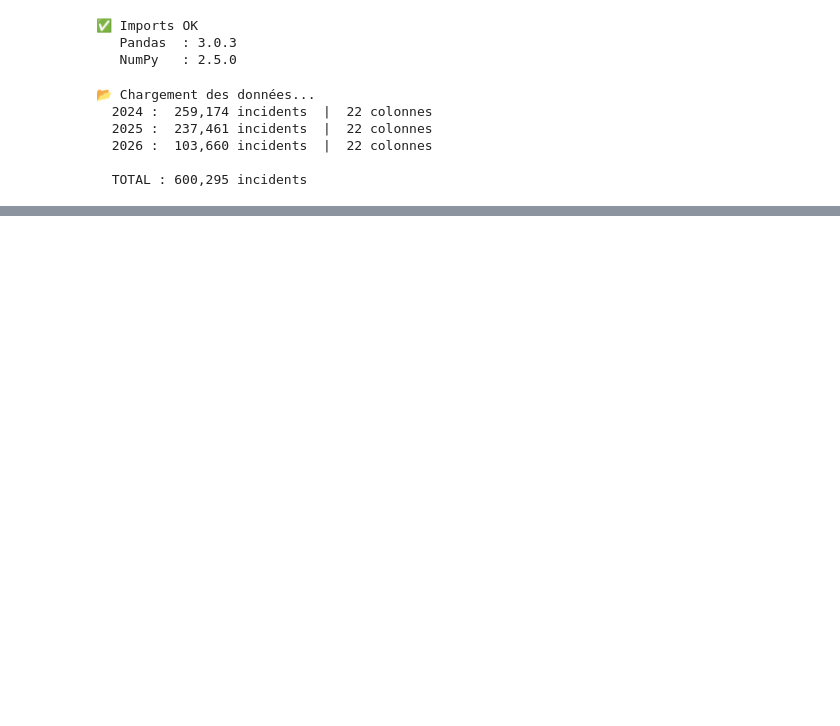
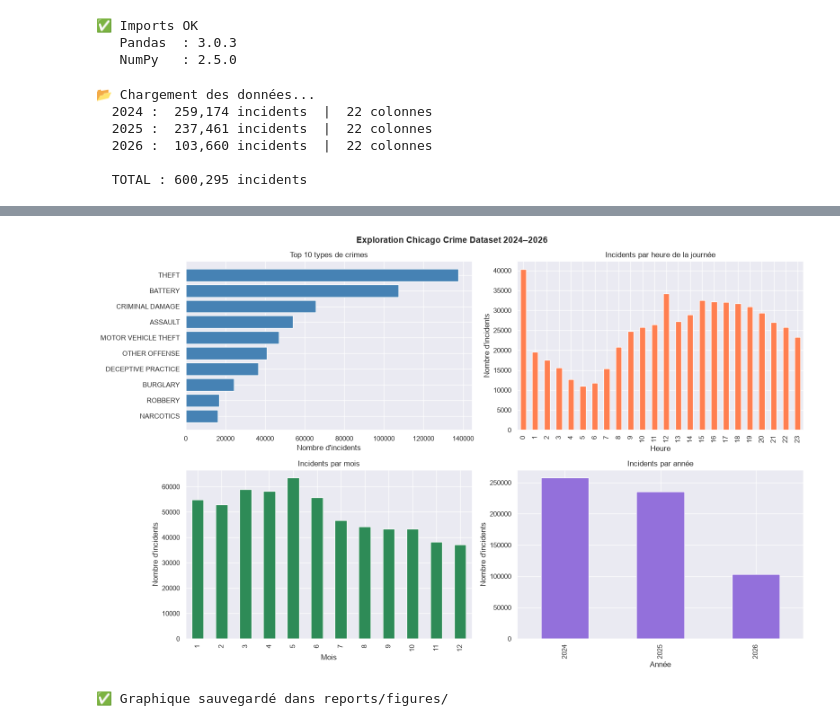
Before and after one commit to hamze-ISM/RiskMap_AI, a Jupyter notebook: notebooks/01_exploration.ipynb, the cells around one changed output, grey strips where cells are left out. Drawn from its saved outputs; the diff is of its cells as text; code cells hidden in the pictures; blank space fills up the shorter version.

Commit message:
feat: nettoyage données Chicago + features temporelles + crimes_clean.csv

```diff
--- a/notebooks/01_exploration.ipynb
+++ b/notebooks/01_exploration.ipynb
@@ -46,0 +91,11 @@ print(f"\n  TOTAL : {len(df_2024)+len(df_2025)+len(df_2026):,} incidents")
+# %%
+# ─── Cellule 4 : Fusion ────────────────────────────────────────────
+df_2024["annee_source"] = 2024
+df_2025["annee_source"] = 2025
+df_2026["annee_source"] = 2026
+
+df = pd.concat([df_2024, df_2025, df_2026], ignore_index=True)
+
+print(f"✅ Dataset fusionné : {len(df):,} incidents")
+print(f"   Colonnes : {df.shape[1]}")
+print(f"   Mémoire  : {df.memory_usage(deep=True).sum() / 1024**2:.1f} Mo")
@@ -46,0 +186,45 @@ print(f"\n  TOTAL : {len(df_2024)+len(df_2025)+len(df_2026):,} incidents")
+# %%
+# ─── Cellule 6 : Visualisations ───────────────────────────────────
+fig, axes = plt.subplots(2, 2, figsize=(16, 10))
+fig.suptitle("Exploration Chicago Crime Dataset 2024–2026", fontsize=14, fontweight="bold")
+
+# ── Graphique 1 : Top 10 types de crimes ──────────────────────────
+top_crimes = df_clean["Primary Type"].value_counts().head(10)
+axes[0, 0].barh(top_crimes.index[::-1], top_crimes.values[::-1], color="steelblue")
+axes[0, 0].set_title("Top 10 types de crimes")
+axes[0, 0].set_xlabel("Nombre d'incidents")
+
+# ── Graphique 2 : Distribution par heure ──────────────────────────
+df_clean["heure"].value_counts().sort_index().plot(
+    kind="bar", ax=axes[0, 1], color="coral"
+)
+axes[0, 1].set_title("Incidents par heure de la journée")
+axes[0, 1].set_xlabel("Heure")
+axes[0, 1].set_ylabel("Nombre d'incidents")
+
+# ── Graphique 3 : Distribution par mois ───────────────────────────
+df_clean["mois"].value_counts().sort_index().plot(
+    kind="bar", ax=axes[1, 0], color="seagreen"
+)
+axes[1, 0].set_title("Incidents par mois")
+axes[1, 0].set_xlabel("Mois")
+axes[1, 0].set_ylabel("Nombre d'incidents")
+
+# ── Graphique 4 : Incidents par année ─────────────────────────────
+df_clean["annee_source"].value_counts().sort_index().plot(
+    kind="bar", ax=axes[1, 1], color="mediumpurple"
+)
+axes[1, 1].set_title("Incidents par année")
+axes[1, 1].set_xlabel("Année")
+axes[1, 1].set_ylabel("Nombre d'incidents")
+
+plt.tight_layout()
+
+# Sauvegarder
+os.makedirs("../reports/figures", exist_ok=True)
+plt.savefig("../reports/figures/exploration_generale.png", dpi=150, bbox_inches="tight")
+plt.show()
+print("✅ Graphique sauvegardé dans reports/figures/")
+# %% [output]
+[figure, added]
+✅ Graphique sauvegardé dans reports/figures/
```
Also changed, not shown: parts of 4 cells of this notebook, 2 other files.
